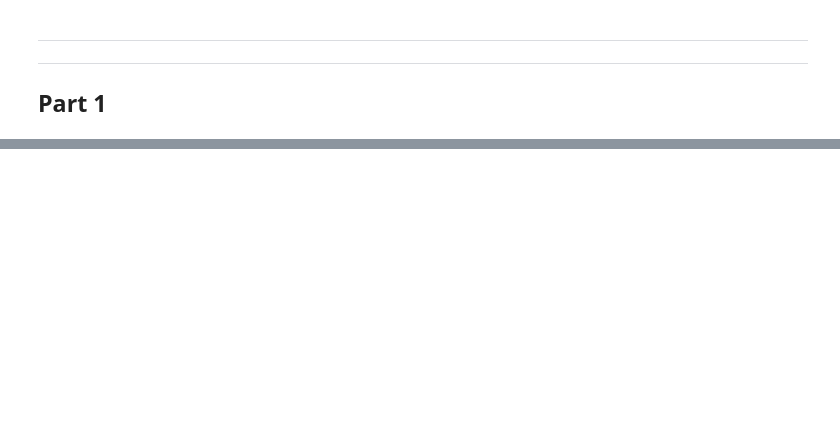
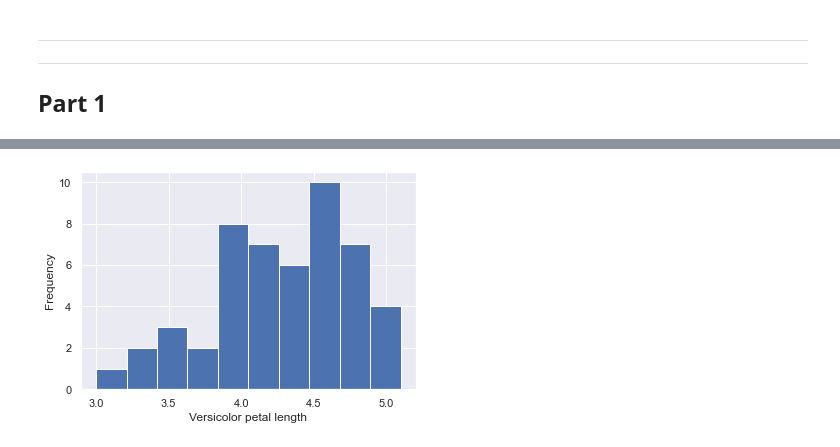
Before and after one commit to tobias-fyi/vela, a Jupyter notebook: ds/courses/datacamp/statistical_thinking/statistical_thinking_part_1.ipynb, the cells around one changed output, grey strips where cells are left out. Saved outputs shown, nothing was run; the diff lists cells and outputs as text; code cells hidden in the pictures; blank space fills up the shorter version.

```diff
--- a/ds/courses/datacamp/statistical_thinking/statistical_thinking_part_1.ipynb
+++ b/ds/courses/datacamp/statistical_thinking/statistical_thinking_part_1.ipynb
@@ -14,3 +24,9 @@
 * Bee swarm plots
 * Empirical cumulative distribution function (ECDF)
   * Sorted and plotted as a series of points to show how the data is distributed
+# %%
+from sklearn.datasets import load_iris
+
+# data, target = load_iris(return_X_y=True, as_frame=True)
+data = load_iris()
+data.feature_names
@@ -16,0 +38,4 @@
+# %%
+datapath = "datasets/iris.data"
+iris = pd.read_csv(datapath, header=None, names=data.feature_names + ["species"])
+iris.head()
@@ -16,0 +56,3 @@
+# %%
+versicolor_petal_length = iris[iris["species"] == "Iris-versicolor"]["petal length (cm)"].copy().reset_index(drop=True)
+versicolor_petal_length[:10]
@@ -16,0 +71,13 @@
+# %%
+# Set default Seaborn style
+sns.set()
+
+# Plot histogram of versicolor petal lengths
+plt.hist(versicolor_petal_length)
+plt.xlabel("Versicolor petal length")
+plt.ylabel("Frequency")
+
+# Show histogram
+plt.show();
+# %% [output]
+[figure, added]
```
Also changed, not shown: parts of 50 cells of this notebook, 2 other files.
